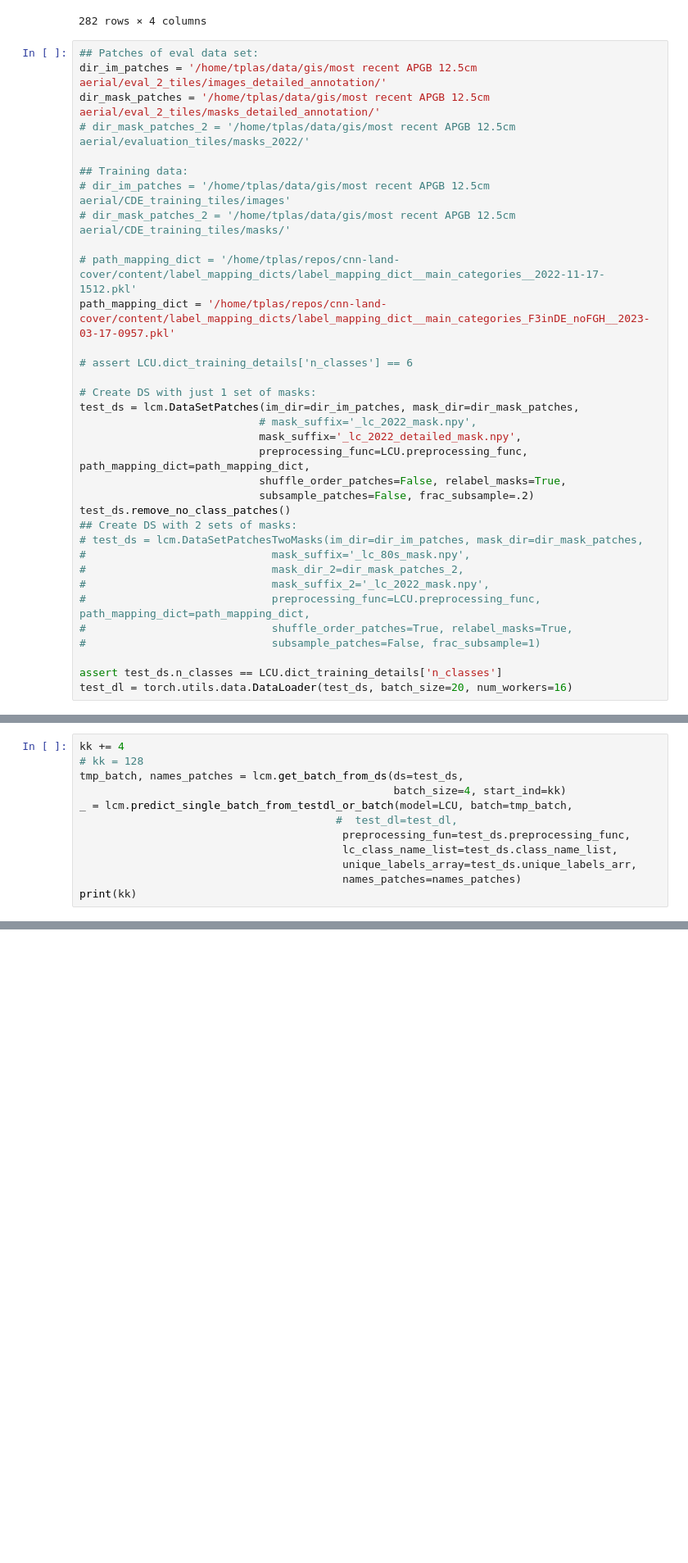
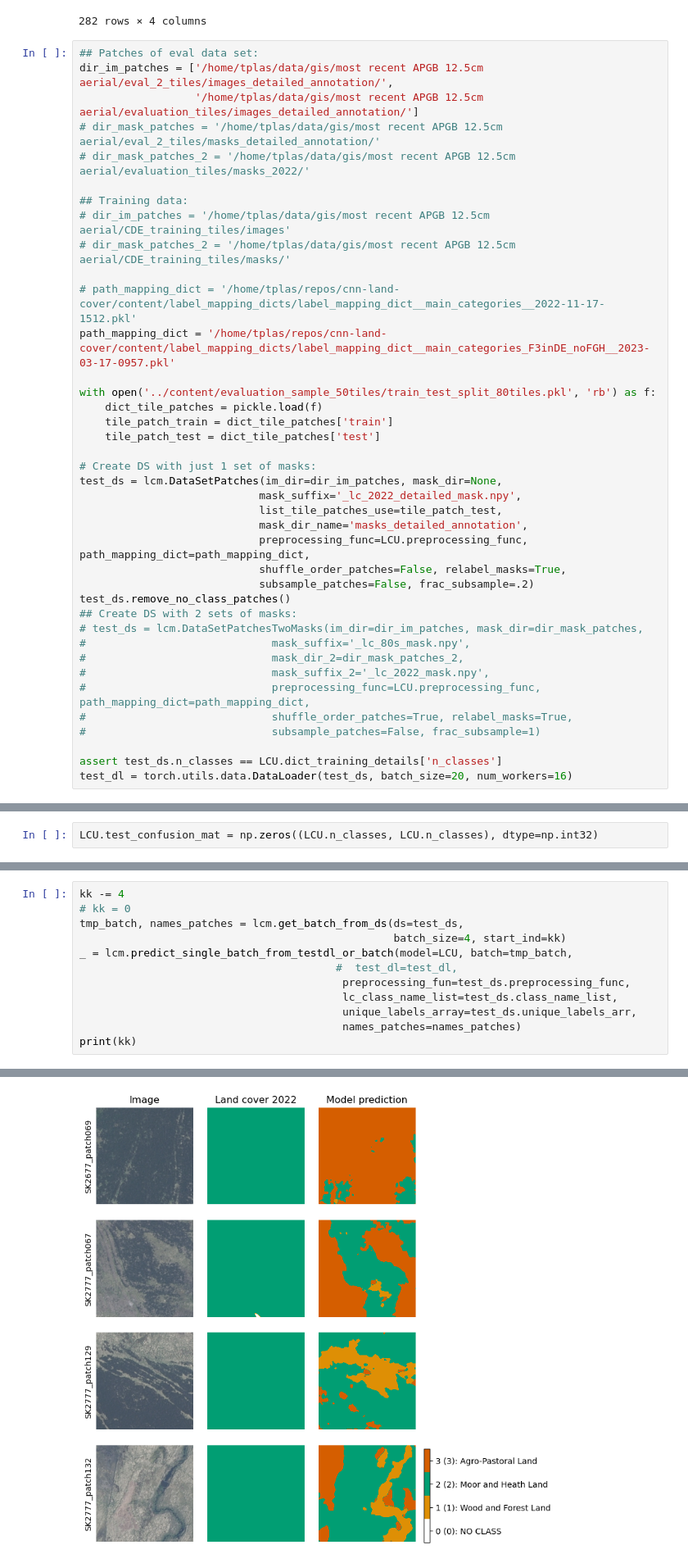
Before and after one commit to pdnpa/cnn-land-cover, a Jupyter notebook: notebooks/Evaluate trained network.ipynb, the cells around one changed output, grey strips where cells are left out. Shown at 82% size. Saved outputs shown, nothing was run; the diff lists cells and outputs as text; blank space fills up the shorter version.

```diff
--- a/notebooks/Evaluate trained network.ipynb
+++ b/notebooks/Evaluate trained network.ipynb
@@ -273,8 +227,9 @@ test_ds.df_patches
 282 rows × 4 columns
 # %%
 ## Patches of eval data set:
-dir_im_patches = '/home/tplas/data/gis/most recent APGB 12.5cm aerial/eval_2_tiles/images_detailed_annotation/'
-dir_mask_patches = '/home/tplas/data/gis/most recent APGB 12.5cm aerial/eval_2_tiles/masks_detailed_annotation/'
+dir_im_patches = ['/home/tplas/data/gis/most recent APGB 12.5cm aerial/eval_2_tiles/images_detailed_annotation/',
+                  '/home/tplas/data/gis/most recent APGB 12.5cm aerial/evaluation_tiles/images_detailed_annotation/']
+# dir_mask_patches = '/home/tplas/data/gis/most recent APGB 12.5cm aerial/eval_2_tiles/masks_detailed_annotation/'
 # dir_mask_patches_2 = '/home/tplas/data/gis/most recent APGB 12.5cm aerial/evaluation_tiles/masks_2022/'
 
 ## Training data:
@@ -284,12 +239,16 @@ dir_mask_patches = '/home/tplas/data/gis/most recent APGB 12.5cm aerial/eval_2_t
 # path_mapping_dict = '/home/tplas/repos/cnn-land-cover/content/label_mapping_dicts/label_mapping_dict__main_categories__2022-11-17-1512.pkl'
 path_mapping_dict = '/home/tplas/repos/cnn-land-cover/content/label_mapping_dicts/label_mapping_dict__main_categories_F3inDE_noFGH__2023-03-17-0957.pkl'
 
-# assert LCU.dict_training_details['n_classes'] == 6
+with open('../content/evaluation_sample_50tiles/train_test_split_80tiles.pkl', 'rb') as f:
+    dict_tile_patches = pickle.load(f)
+    tile_patch_train = dict_tile_patches['train']
+    tile_patch_test = dict_tile_patches['test']
 
 # Create DS with just 1 set of masks:
-test_ds = lcm.DataSetPatches(im_dir=dir_im_patches, mask_dir=dir_mask_patches,
-                            # mask_suffix='_lc_2022_mask.npy',
+test_ds = lcm.DataSetPatches(im_dir=dir_im_patches, mask_dir=None,
                             mask_suffix='_lc_2022_detailed_mask.npy',
+                            list_tile_patches_use=tile_patch_test,
+                            mask_dir_name='masks_detailed_annotation',
                             preprocessing_func=LCU.preprocessing_func, path_mapping_dict=path_mapping_dict,
                             shuffle_order_patches=False, relabel_masks=True,
                             subsample_patches=False, frac_subsample=.2)
@@ -331,0 +275,2 @@ test_ds.df_patches[test_ds.df_patches['tile_name'] == 'SK1082']
+# %%
+LCU.test_confusion_mat = np.zeros((LCU.n_classes, LCU.n_classes), dtype=np.int32)
@@ -332,6 +303,6 @@ test_ds.df_patches[test_ds.df_patches['tile_name'] == 'SK1082']
 # %%
-kk += 4
-# kk = 128
+kk -= 4
+# kk = 0
 tmp_batch, names_patches = lcm.get_batch_from_ds(ds=test_ds,
                                                  batch_size=4, start_ind=kk)
 _ = lcm.predict_single_batch_from_testdl_or_batch(model=LCU, batch=tmp_batch,
@@ -346,3 +321,4 @@ IndexError: single positional indexer is out-of-bounds
+[figure, added]
 # %%
 trainer = pl.Trainer(max_epochs=10, accelerator='gpu', devices=1)  # run on GPU; and set max_epochs.
 # %% [output]
```
Also changed, not shown: parts of 12 cells of this notebook, 1 other file.
